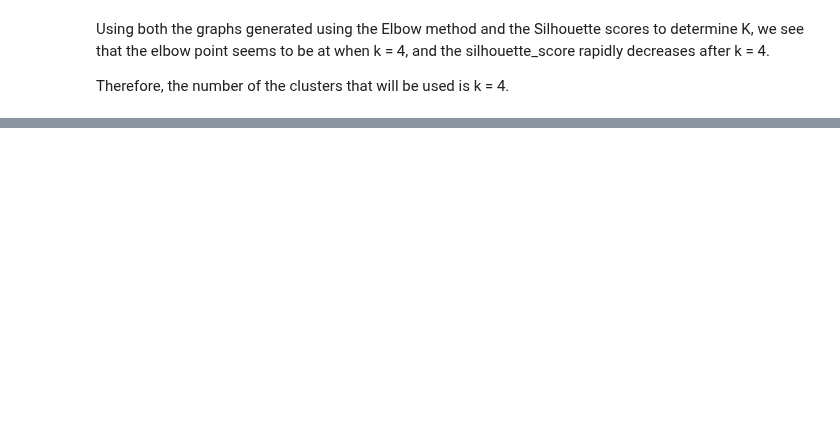
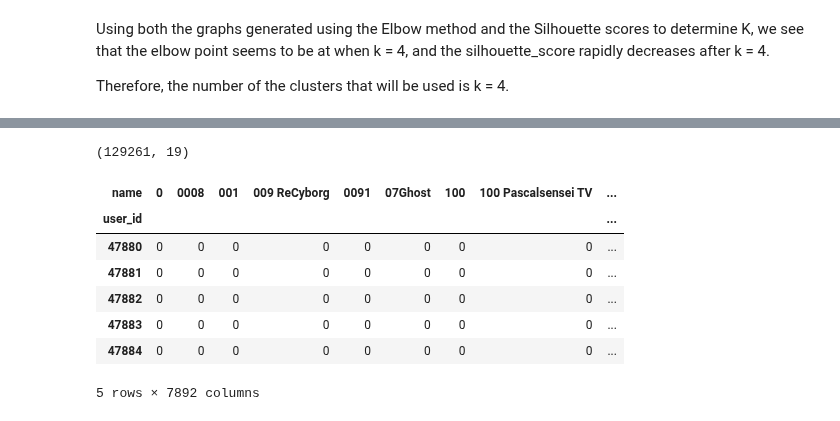
Before and after one commit to Haaris-Syed/AnimeRecommender, a Jupyter notebook: AnimeDataset-Preprocessing.ipynb, the cells around one changed output, grey strips where cells are left out. Drawn from its saved outputs; the diff is of its cells as text; code cells hidden in the pictures; blank space fills up the shorter version.

```diff
--- a/AnimeDataset-Preprocessing.ipynb
+++ b/AnimeDataset-Preprocessing.ipynb
@@ -572,0 +595,18 @@ Name: Cluster, dtype: int64
+# %%
+# checking how many features we have before performing PCA
+merged_anime_reviews_df_pca.shape
+# %% [output]
+(129261, 19)
+# %%
+# calculating the frequency based on the user id and anime names to help identify which features we want to keep/dismiss
+user_anime = pd.crosstab(merged_anime_reviews_df_pca.user_id, merged_anime_reviews_df_pca.name)
+user_anime.head()
+# %% [output]
+| name | 0 | 0008 | 001 | 009 ReCyborg | 0091 | 07Ghost | 100 | 100 Pascalsensei TV | ... |
+| user_id |  |  |  |  |  |  |  |  | ... |
+| 47880 | 0 | 0 | 0 | 0 | 0 | 0 | 0 | 0 | ... |
+| 47881 | 0 | 0 | 0 | 0 | 0 | 0 | 0 | 0 | ... |
+| 47882 | 0 | 0 | 0 | 0 | 0 | 0 | 0 | 0 | ... |
+| 47883 | 0 | 0 | 0 | 0 | 0 | 0 | 0 | 0 | ... |
+| 47884 | 0 | 0 | 0 | 0 | 0 | 0 | 0 | 0 | ... |
+5 rows × 7892 columns
```
Also changed, not shown: parts of 24 cells of this notebook.
